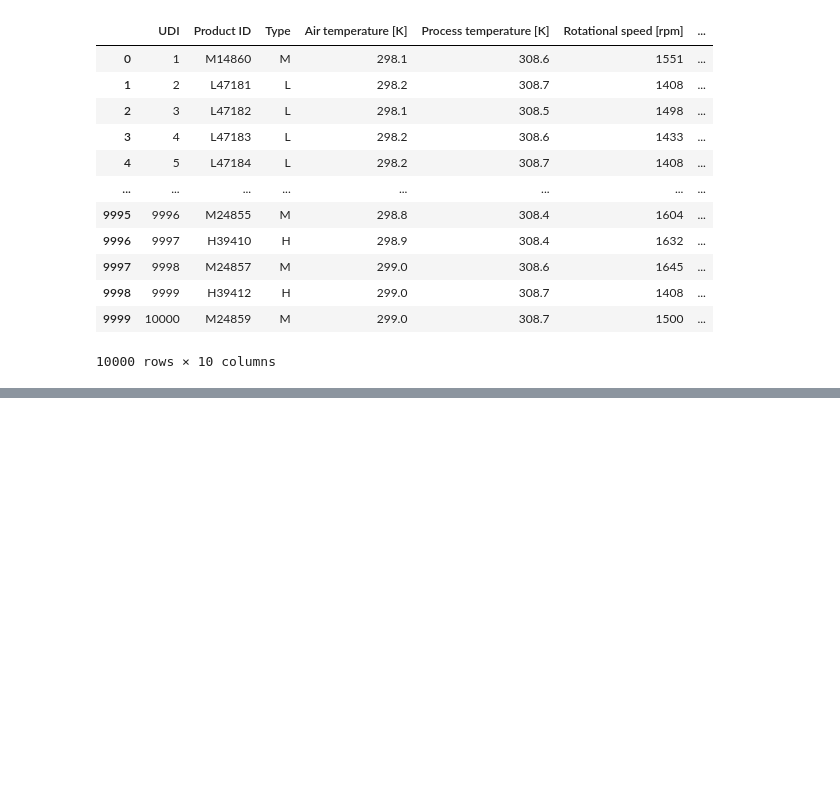
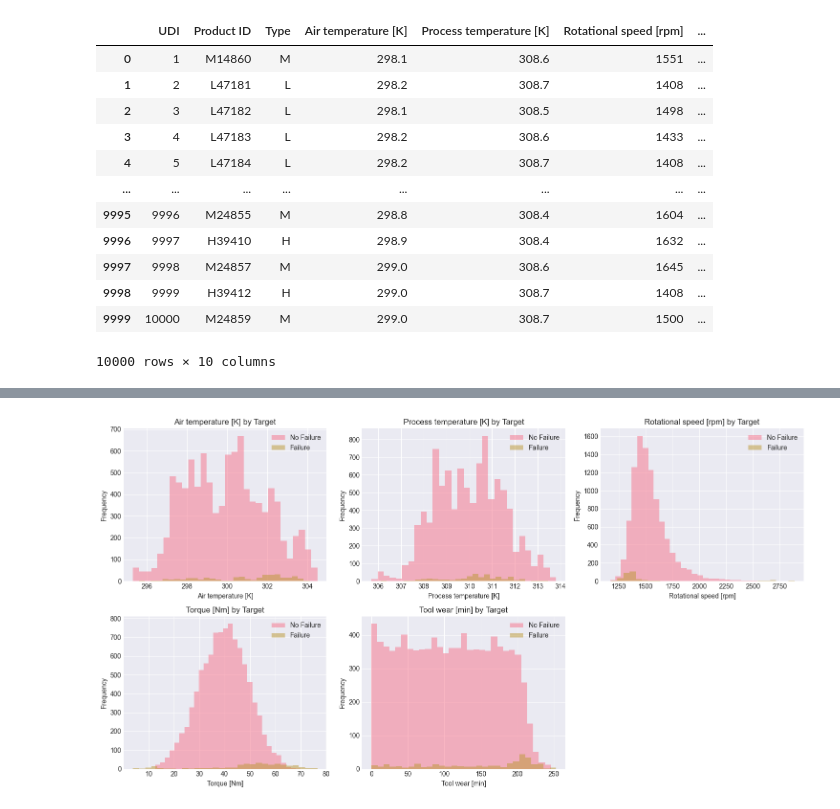
Before and after one commit to Hassan23121999/machine-failure-prediction, a Jupyter notebook: notebook/01_eda_analysis.ipynb, the cells around one changed output, grey strips where cells are left out. Cells and saved outputs as stored; diff of their text form; code cells hidden in the pictures; blank space fills up the shorter version.

```diff
--- a/notebook/01_eda_analysis.ipynb
+++ b/notebook/01_eda_analysis.ipynb
@@ -87,0 +205,21 @@ df
+# %%
+# Compare distributions for failed vs non-failed
+fig, axes = plt.subplots(2, 3, figsize=(15, 8))
+axes = axes.ravel()
+
+for idx, col in enumerate(numerical_features):
+    for target in [0, 1]:
+        subset = df[df['Target'] == target][col]
+        axes[idx].hist(subset, bins=30, alpha=0.5,
+                      label=f'{"Failure" if target else "No Failure"}')
+
+    axes[idx].set_title(f'{col} by Target')
+    axes[idx].set_xlabel(col)
+    axes[idx].set_ylabel('Frequency')
+    axes[idx].legend()
+
+axes[-1].axis('off')
+plt.tight_layout()
+plt.show()
+# %% [output]
+[figure, added]
```
Also changed, not shown: parts of 14 cells of this notebook.
